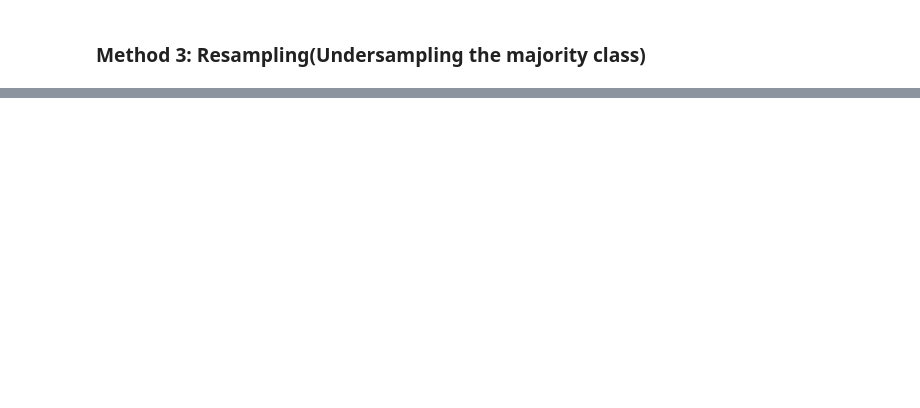
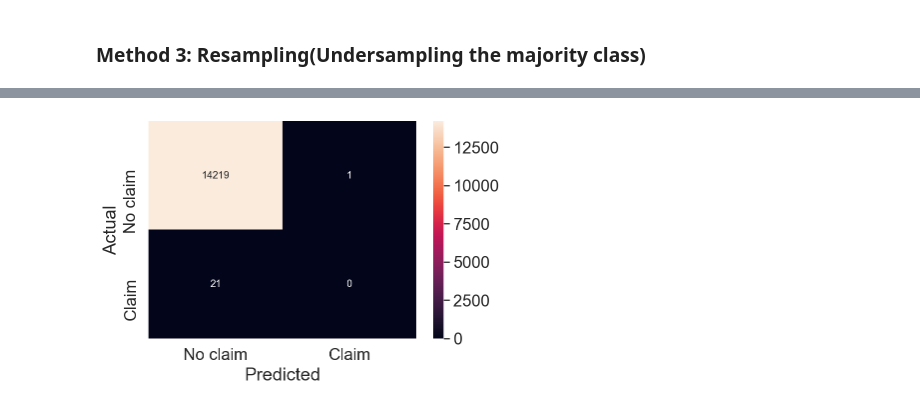
Before and after one commit to anujdubey1996/Credit-Card-Fraud-Detection-Kaggle-Handling-Class-Imbalance, a Jupyter notebook: src/Credit Card Fraud Detection - Handling Class Imbalance.ipynb, the cells around one changed output, grey strips where cells are left out. Saved outputs shown, nothing was run; the diff lists cells and outputs as text; code cells hidden in the pictures; blank space fills up the shorter version.

Commit message:
Added Undersampling and SMOTE
Added Undersampling and SMOTE

```diff
--- a/src/Credit Card Fraud Detection - Handling Class Imbalance.ipynb
+++ b/src/Credit Card Fraud Detection - Handling Class Imbalance.ipynb
@@ -219,3 +220,10 @@ auc :  0.49996483
 f1 score: 0.0
 # %% [markdown]
 ### Method 3: Resampling(Undersampling the majority class)
+# %%
+no_fraud_downsampled = resample(no_fraud,
+                                replace = False,
+                                n_samples = len(fraud),
+                                random_state = config.RANDOM_SEED)
+# %%
+downsampled = pd.concat([no_fraud_downsampled, fraud])
@@ -221,0 +234,2 @@ f1 score: 0.0
+# %%
+model_undersampling = mg.build_model(downsampled.drop([config.LABEL_COLUMN], axis = 1), metrics=config.METRICS)
@@ -221,0 +240,2 @@ f1 score: 0.0
+# %%
+model_pred = model_undersampling.predict(data.X_test, batch_size=config.BATCH_SIZE)
@@ -221,0 +244,4 @@ f1 score: 0.0
+# %%
+mv.plot_cm(data.y_test, model_pred)
+# %% [output]
+[figure, added]
```
Also changed, not shown: parts of 28 cells of this notebook.
